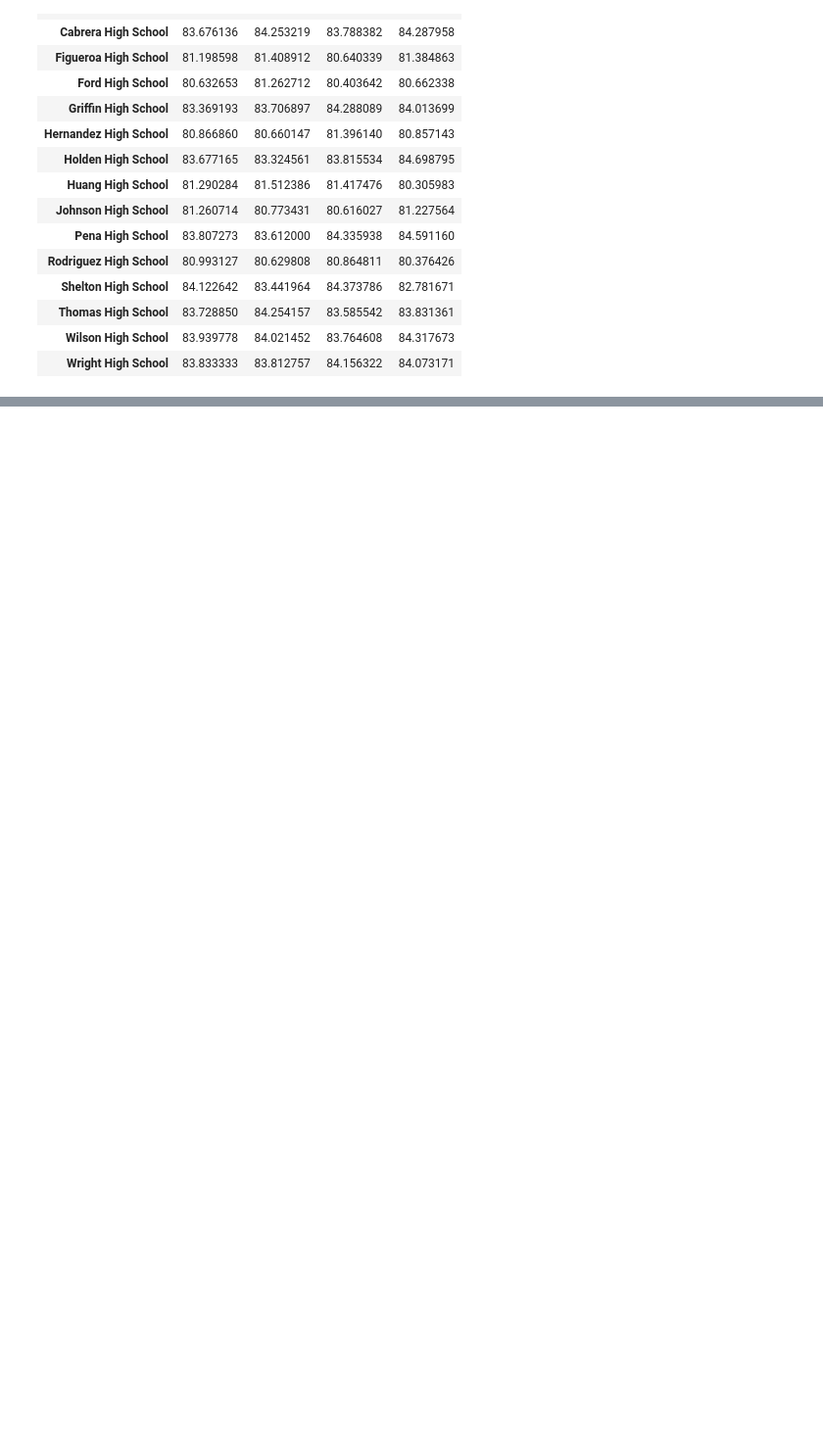
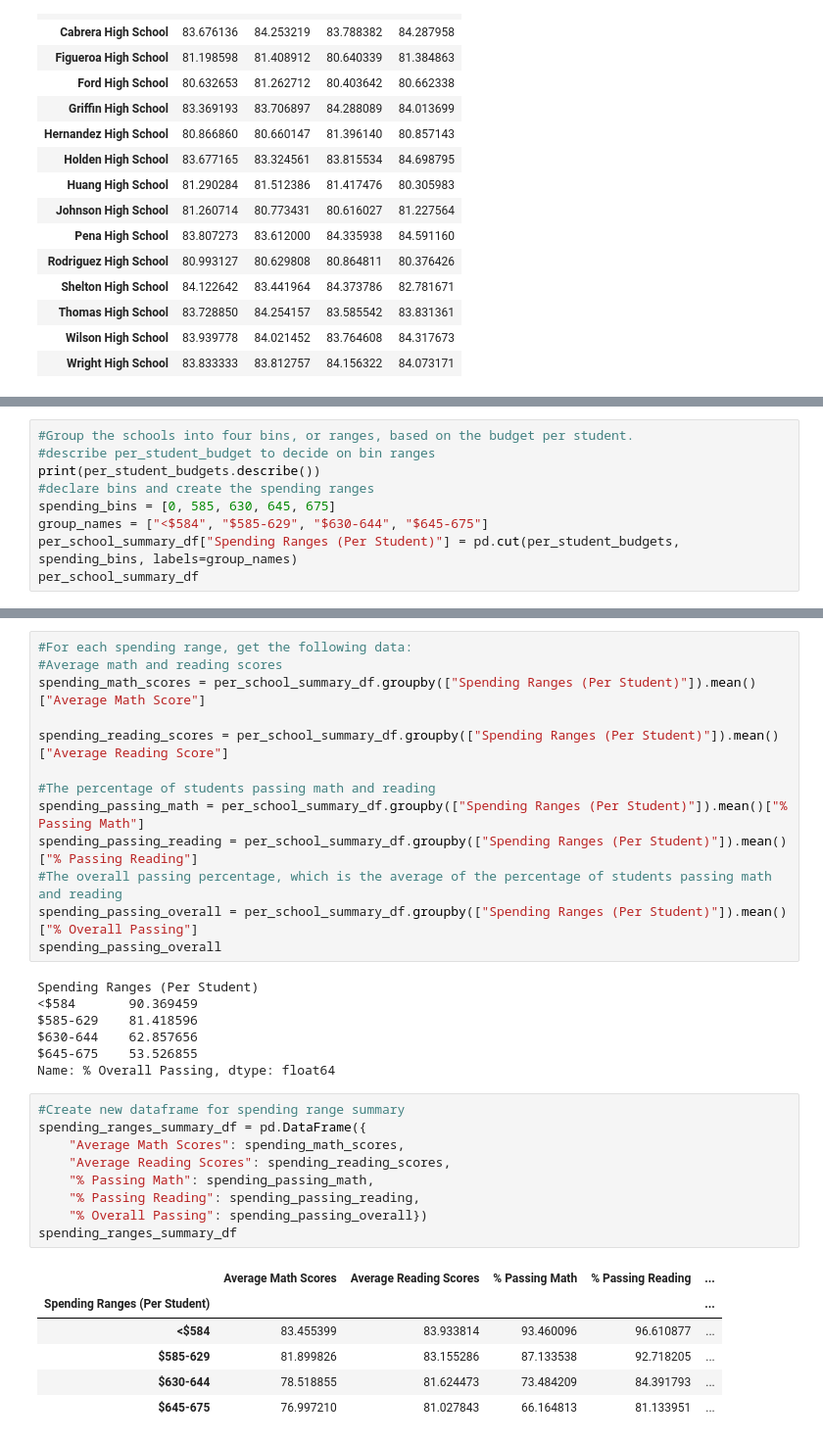
Before and after one commit to MelissaLesiewicz/School_District_Analysis, a Jupyter notebook: PyCitySchools.ipynb, the cells around one changed output, grey strips where cells are left out. Shown at 98% size. Cells and saved outputs as stored; diff of their text form; blank space fills up the shorter version.

Commit message:
Update PyCitySchools.ipynb
School Analysis 4.11.5

```diff
--- a/PyCitySchools.ipynb
+++ b/PyCitySchools.ipynb
@@ -710,0 +670,9 @@ reading_scores_by_grade.head()
+# %%
+#Group the schools into four bins, or ranges, based on the budget per student.
+#describe per_student_budget to decide on bin ranges
+print(per_student_budgets.describe())
+#declare bins and create the spending ranges
+spending_bins = [0, 585, 630, 645, 675]
+group_names = ["<$584", "$585-629", "$630-644", "$645-675"]
+per_school_summary_df["Spending Ranges (Per Student)"] = pd.cut(per_student_budgets, spending_bins, labels=group_names)
+per_school_summary_df
@@ -710,0 +706,36 @@ reading_scores_by_grade.head()
+# %%
+#For each spending range, get the following data:
+#Average math and reading scores
+spending_math_scores = per_school_summary_df.groupby(["Spending Ranges (Per Student)"]).mean()["Average Math Score"]
+
+spending_reading_scores = per_school_summary_df.groupby(["Spending Ranges (Per Student)"]).mean()["Average Reading Score"]
+
+#The percentage of students passing math and reading
+spending_passing_math = per_school_summary_df.groupby(["Spending Ranges (Per Student)"]).mean()["% Passing Math"]
+spending_passing_reading = per_school_summary_df.groupby(["Spending Ranges (Per Student)"]).mean()["% Passing Reading"]
+#The overall passing percentage, which is the average of the percentage of students passing math and reading
+spending_passing_overall = per_school_summary_df.groupby(["Spending Ranges (Per Student)"]).mean()["% Overall Passing"]
+spending_passing_overall
+# %% [output]
+Spending Ranges (Per Student)
+<$584       90.369459
+$585-629    81.418596
+$630-644    62.857656
+$645-675    53.526855
+Name: % Overall Passing, dtype: float64
+# %%
+#Create new dataframe for spending range summary
+spending_ranges_summary_df = pd.DataFrame({
+    "Average Math Scores": spending_math_scores,
+    "Average Reading Scores": spending_reading_scores,
+    "% Passing Math": spending_passing_math,
+    "% Passing Reading": spending_passing_reading,
+    "% Overall Passing": spending_passing_overall})
+spending_ranges_summary_df
+# %% [output]
+|  | Average Math Scores | Average Reading Scores | % Passing Math | % Passing Reading | ... |
+| Spending Ranges (Per Student) |  |  |  |  | ... |
+| <$584 | 83.455399 | 83.933814 | 93.460096 | 96.610877 | ... |
+| $585-629 | 81.899826 | 83.155286 | 87.133538 | 92.718205 | ... |
+| $630-644 | 78.518855 | 81.624473 | 73.484209 | 84.391793 | ... |
+| $645-675 | 76.997210 | 81.027843 | 66.164813 | 81.133951 | ... |
```
Also changed, not shown: parts of 10 cells of this notebook.
